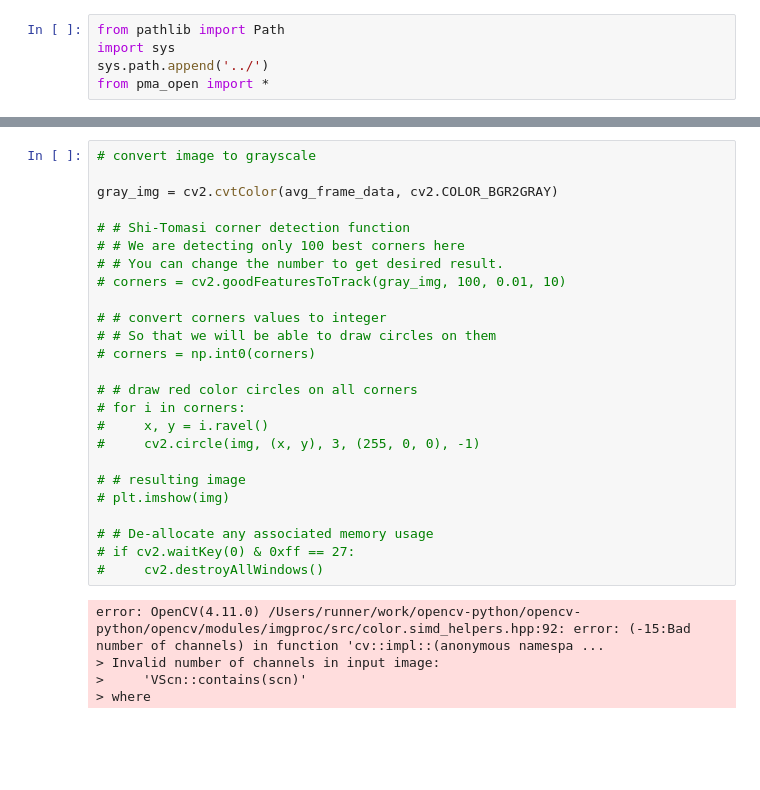
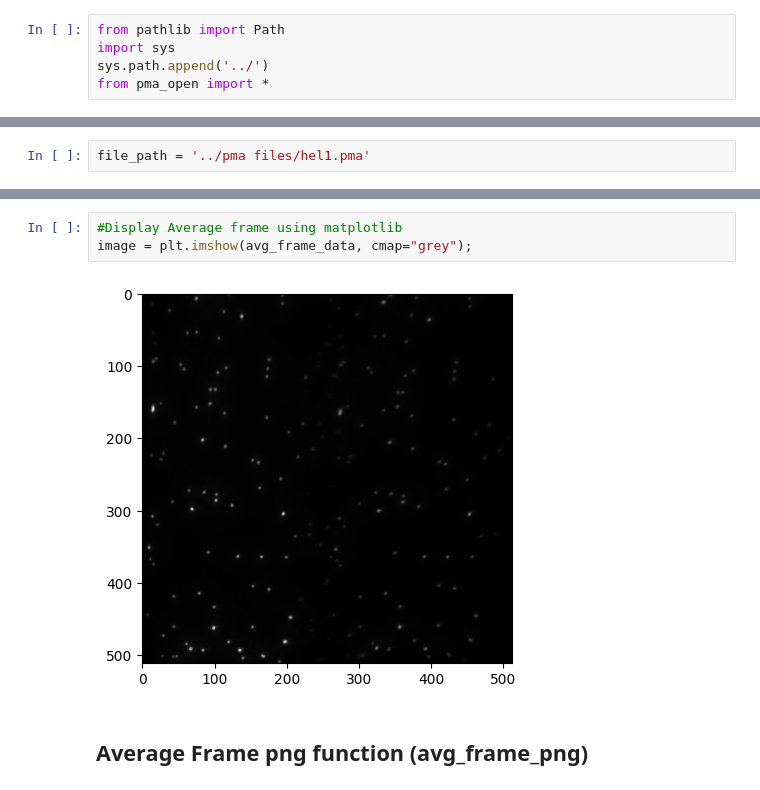
Before and after one commit to ljhason/smImaging-Exploration, a Jupyter notebook: img_avg_map/img_avg.ipynb, the cells around one changed output, grey strips where cells are left out. Cells and saved outputs as stored; diff of their text form; blank space fills up the shorter version.

```diff
--- a/img_avg_map/img_avg.ipynb
+++ b/img_avg_map/img_avg.ipynb
@@ -17,0 +11,2 @@ Average frame saved as: hel1_Avg_Frame.png
+# %%
+file_path = '../pma files/hel1.pma'
@@ -84,30 +30,7 @@ error: OpenCV(4.11.0) /Users/runner/work/opencv-python/opencv-python/opencv/modu
-# %%
-# convert image to grayscale
-
-gray_img = cv2.cvtColor(avg_frame_data, cv2.COLOR_BGR2GRAY)
-
-# # Shi-Tomasi corner detection function
-# # We are detecting only 100 best corners here
-# # You can change the number to get desired result.
-# corners = cv2.goodFeaturesToTrack(gray_img, 100, 0.01, 10)
-
-# # convert corners values to integer
-# # So that we will be able to draw circles on them
-# corners = np.int0(corners)
-
-# # draw red color circles on all corners
-# for i in corners:
-#     x, y = i.ravel()
-#     cv2.circle(img, (x, y), 3, (255, 0, 0), -1)
-
-# # resulting image
-# plt.imshow(img)
-
-# # De-allocate any associated memory usage
-# if cv2.waitKey(0) & 0xff == 27:
-#     cv2.destroyAllWindows()
-# %% [output]
-error: OpenCV(4.11.0) /Users/runner/work/opencv-python/opencv-python/opencv/modules/imgproc/src/color.simd_helpers.hpp:92: error: (-15:Bad number of channels) in function 'cv::impl::(anonymous namespa ...
-> Invalid number of channels in input image:
->     'VScn::contains(scn)'
-> where
+# %%
+#Display Average frame using matplotlib
+image = plt.imshow(avg_frame_data, cmap="grey");
+# %% [output]
+[figure, added]
+# %% [markdown]
+## Average Frame png function (avg_frame_png)
```
Also changed, not shown: parts of 20 cells of this notebook, 4 other files.
